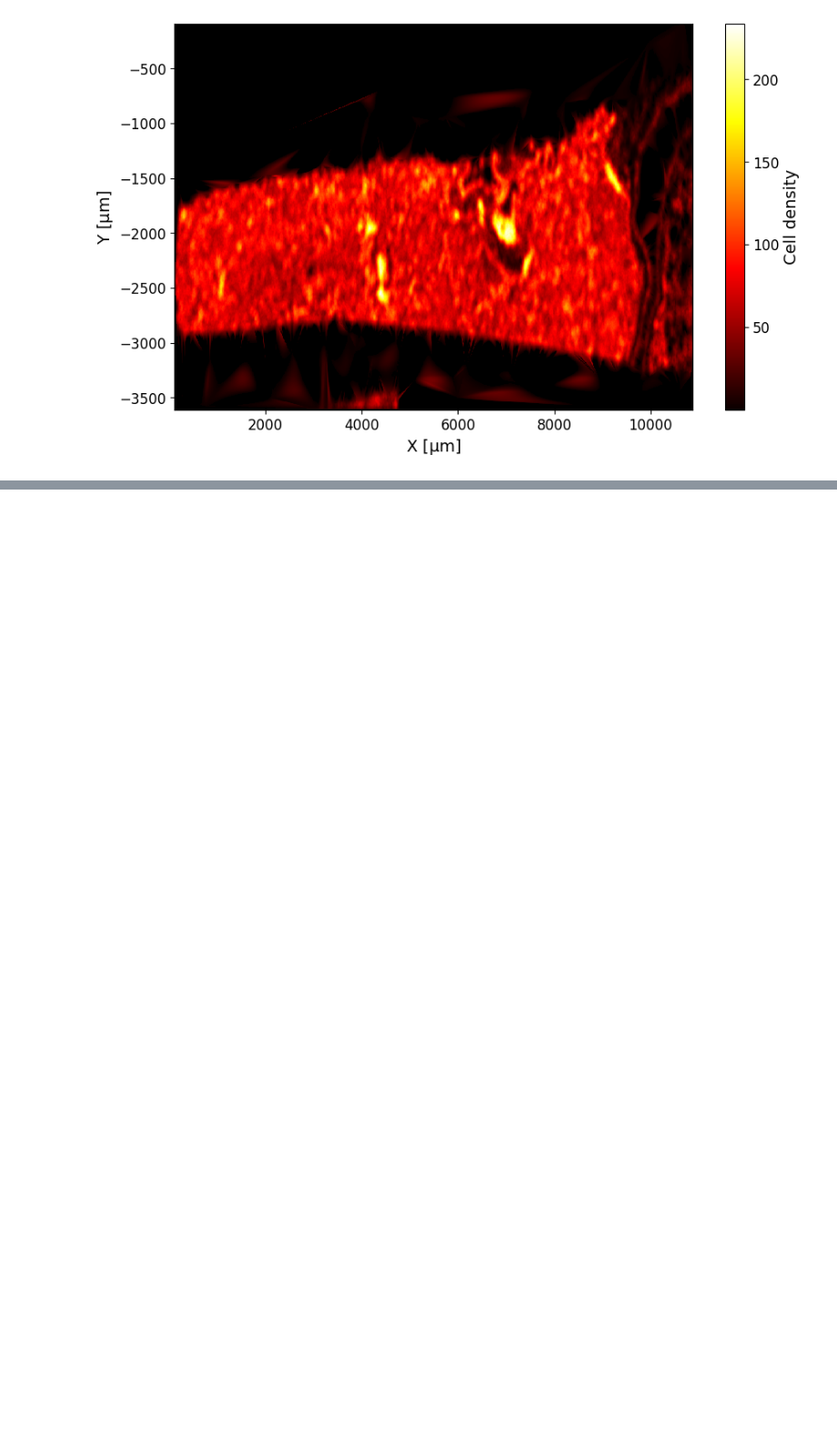
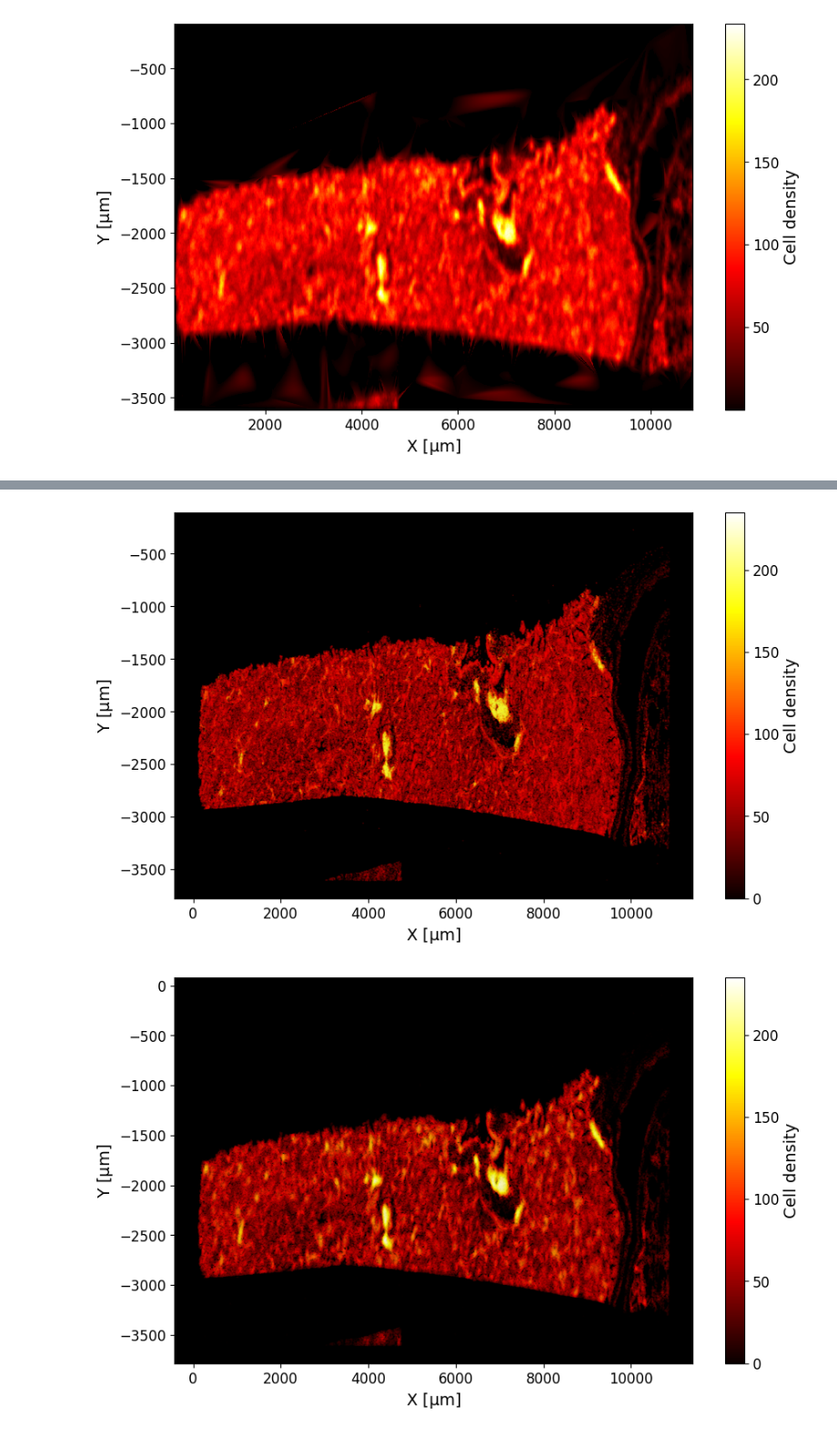
Before and after one commit to Vinvin202020/scGPT_for_cell_density, a Jupyter notebook: heatmap.ipynb, the cells around one changed output, grey strips where cells are left out. Shown at 91% size. Cells and saved outputs as stored; diff of their text form; code cells hidden in the pictures; blank space fills up the shorter version.

```diff
--- a/heatmap.ipynb
+++ b/heatmap.ipynb
@@ -136,0 +155,4 @@ plt.show()
+# %%
+folder_xenium = r"C:\Users\vince\OneDrive\Bureau\Etudes_EPFL\Master_CSE\Master1\Semestre1\Machine_learning\Project2\spatial_data\Xenium_V1_humanLung_Cancer_FFPE_outs"
+df_cells= pd.read_csv(folder_xenium + "\cells.csv.gz")
+df_cells.head()
@@ -136,0 +166,3 @@ plt.show()
+# %%
+df_pred = df_pred.merge(df_cells[['cell_id', 'x_centroid', 'y_centroid']], how= 'left', left_on= 'cells_id', right_on= 'cell_id')
+df_pred.head()
@@ -136,0 +176,6 @@ plt.show()
+# %%
+df_pred['X'] = df_pred['x_centroid']
+df_pred['Y'] = df_pred['y_centroid']
+df_pred['Density'] = df_pred['prediction']
+print(df_pred.shape)
+df_pred.head()
@@ -136,0 +190,37 @@ plt.show()
+# %%
+vmin = 0
+vmax = np.max(df_50['Density'].values)
+# %%
+# Plot the heatmap
+plt.figure(figsize=(10, 6))
+ax= plt.gca()
+#heatmap = plt.pcolormesh(grid_x_pred, -grid_y_pred, grid_z_masked_pred, shading='auto', cmap='hot')
+heatmap = plt.hexbin(df_pred['X'], -df_pred['Y'], C=df_pred['Density'], vmin= vmin, vmax= vmax, gridsize=5000, reduce_C_function=np.mean, cmap='hot')
+ax.set_facecolor('black')
+cbar = plt.colorbar(heatmap)
+cbar.ax.tick_params(labelsize=12)
+cbar.set_label(label='Cell density', fontsize = 14)
+ax.set_xlabel(r"X [$\mathrm{\mu m}$]", fontsize= 14)
+ax.set_ylabel(r"Y [$\mathrm{\mu m}$]", fontsize=14)
+plt.yticks(fontsize=12)
+plt.xticks(fontsize=12)
+plt.savefig(r"C:\Users\vince\OneDrive\Bureau\Etudes_EPFL\Master_CSE\Master1\Semestre1\Machine_learning\Project2\Figures\heatmap_first_pred.eps", format = 'eps', bbox_inches='tight')
+
+
+plt.figure(figsize=(10, 6))
+ax= plt.gca()
+#heatmap = plt.pcolormesh(grid_x_50, -grid_y_50, grid_z_masked_50, shading='auto', cmap='hot')
+heatmap = plt.hexbin(df_50['X'], -df_50['Y'], C=df_50['Density'], vmin= vmin, vmax= vmax, gridsize=5000, reduce_C_function=np.mean, cmap='hot')
+ax.set_facecolor('black')
+cbar = plt.colorbar(heatmap)
+cbar.ax.tick_params(labelsize=12)
+cbar.set_label(label='Cell density', fontsize = 14)
+ax.set_xlabel(r"X [$\mathrm{\mu m}$]", fontsize= 14)
+ax.set_ylabel(r"Y [$\mathrm{\mu m}$]", fontsize=14)
+plt.yticks(fontsize=12)
+plt.xticks(fontsize=12)
+plt.savefig(r"C:\Users\vince\OneDrive\Bureau\Etudes_EPFL\Master_CSE\Master1\Semestre1\Machine_learning\Project2\Figures\heatmap_density_50.eps", format = 'eps', bbox_inches='tight')
+plt.show()
+# %% [output]
+[figure, added]
+[figure, added]
```
Also changed, not shown: parts of 6 cells of this notebook.
